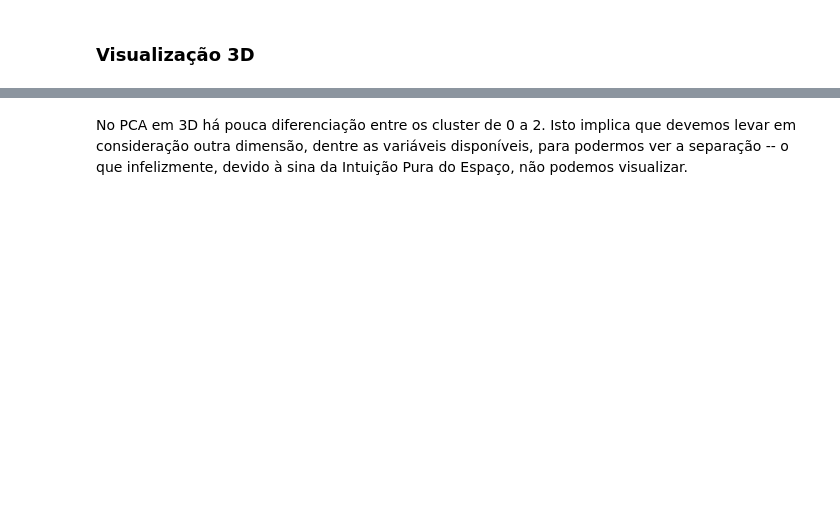
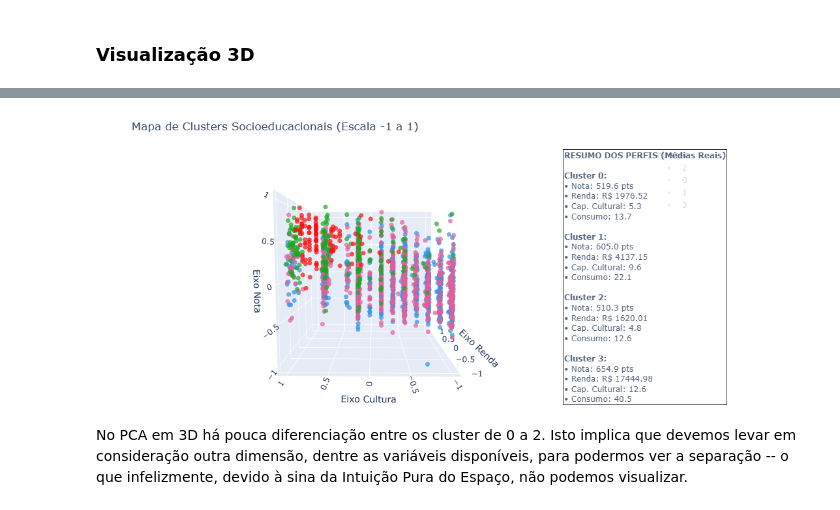
Before and after one commit to intelligent-life-paradox/statistical-modelling-enem, a Jupyter notebook: notebooks/clusters.ipynb, the cells around one changed output, grey strips where cells are left out. Drawn from its saved outputs; the diff is of its cells as text; code cells hidden in the pictures; blank space fills up the shorter version.

```diff
--- a/notebooks/clusters.ipynb
+++ b/notebooks/clusters.ipynb
@@ -126,2 +135,6 @@ fig.show()
+# %%
+Image('../images/plot3.png')
+# %% [output]
+[figure, added]
 # %% [markdown]
 No PCA em 3D há pouca diferenciação entre os cluster de 0 a 2. Isto implica que devemos levar em consideração outra dimensão, dentre as variáveis disponíveis,  para podermos ver a separação -- o que infelizmente, devido à sina da Intuição Pura do Espaço, não podemos visualizar.
```
Also changed, not shown: parts of 3 cells of this notebook.
